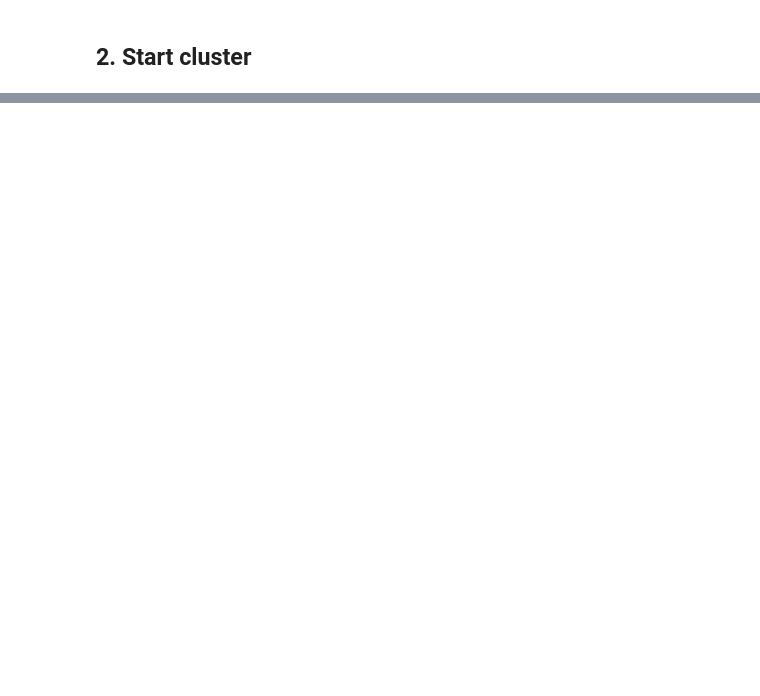
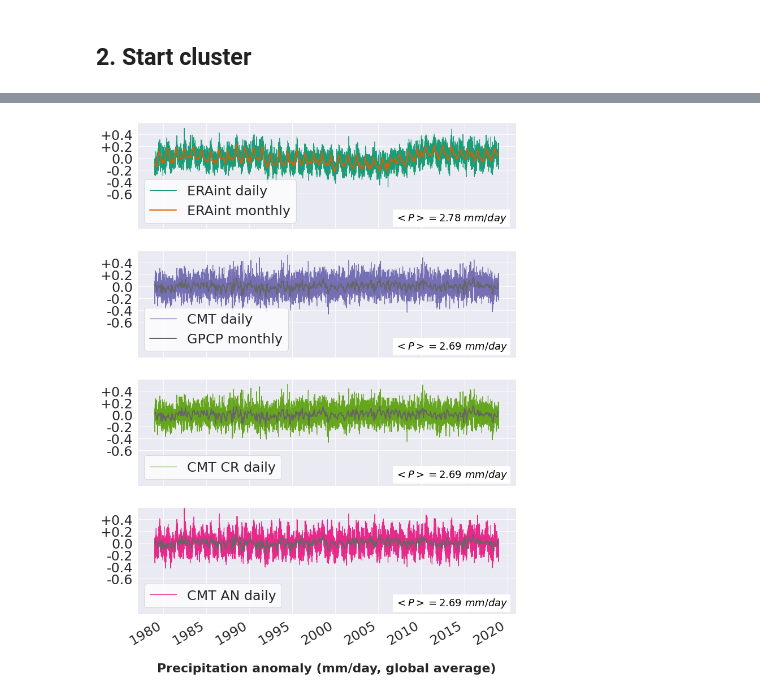
Before and after one commit to raphaeldussin/dev_forcings, a Jupyter notebook: precip_erainterim_correction_gpcp/Evaluation_results.ipynb, the cells around one changed output, grey strips where cells are left out. Saved outputs shown, nothing was run; the diff lists cells and outputs as text; code cells hidden in the pictures; blank space fills up the shorter version.

```diff
--- a/precip_erainterim_correction_gpcp/Evaluation_results.ipynb
+++ b/precip_erainterim_correction_gpcp/Evaluation_results.ipynb
@@ -460,0 +265,54 @@ plt.savefig('snapshot.png', bbox_inches='tight')
+# %%
+sns.set_theme()
+sns.set_style('dark')
+sns.set_context("paper", font_scale=2.7)
+
+fig, axs = plt.subplots(4, figsize=[12,16])
+mean_era = glopre_daily_era.mean(dim='time')
+cmean_era = "{:.2f}".format(mean_era.values)
+(glopre_daily_era - mean_era).plot(ax=axs[0], color=green, label='ERAint daily')
+(glopre_monthly_era - mean_era).plot(ax=axs[0], color=orange, linewidth=2, label='ERAint monthly')
+
+mean_gpcp = glopre_monthly_gpcp.mean(dim='time')
+cmean_gpcp = "{:.2f}".format(mean_gpcp.values)
+(glopre_daily_blend - mean_gpcp).plot(ax=axs[1], color=purple, label='CMT daily')
+(glopre_monthly_gpcp - mean_gpcp).plot(ax=axs[1], color=gray, linewidth=2, label='GPCP monthly')
+
+(glopre_daily_blend5x- mean_gpcp).plot(ax=axs[2], color=lightgreen, label='CMT CR daily')
+(glopre_monthly_gpcp - mean_gpcp).plot(ax=axs[2], color=gray, linewidth=2)
+
+(glopre_daily_blend1y - mean_gpcp).plot(ax=axs[3], color=fushia, label='CMT AN daily')
+(glopre_monthly_gpcp - mean_gpcp).plot(ax=axs[3], color=gray, linewidth=2)
+
+
+for k in range(3):
+    axs[k].set_xticklabels([])
+
+for k in range(4):
+    axs[k].set_xlabel("")
+    axs[k].set_ylabel("")
+    axs[k].set_yticks([-0.6, -0.4, -0.2, 0., 0.2, 0.4])
+    axs[k].set_yticklabels(['-0.6', '-0.4', '-0.2', '0.0', '+0.2', '+0.4'])
+    axs[k].set_ylim([-1.2,0.6])
+    axs[k].grid()
+    axs[k].legend(loc=3, facecolor='white')
+
+axs[0].text(0.68, 0.05, '$<P> = 2.78~mm/day$',
+            verticalalignment='bottom',
+            horizontalalignment='left',
+            transform=axs[0].transAxes,
+            bbox={'facecolor': 'white'},
+            color='black', fontsize=18)
+
+for k in range(1,4):
+    axs[k].text(0.68, 0.05, '$<P> = 2.69~mm/day$',
+                verticalalignment='bottom',
+                horizontalalignment='left',
+                transform=axs[k].transAxes,
+                bbox={'facecolor': 'white'},
+                color='black', fontsize=18)
+
+plt.xlabel('\nPrecipitation anomaly (mm/day, global average)', fontsize=22, weight='bold')
+plt.savefig('global_timeseries.png', bbox_inches='tight')
+# %% [output]
+[figure, added]
```
Also changed, not shown: parts of 94 cells of this notebook.
